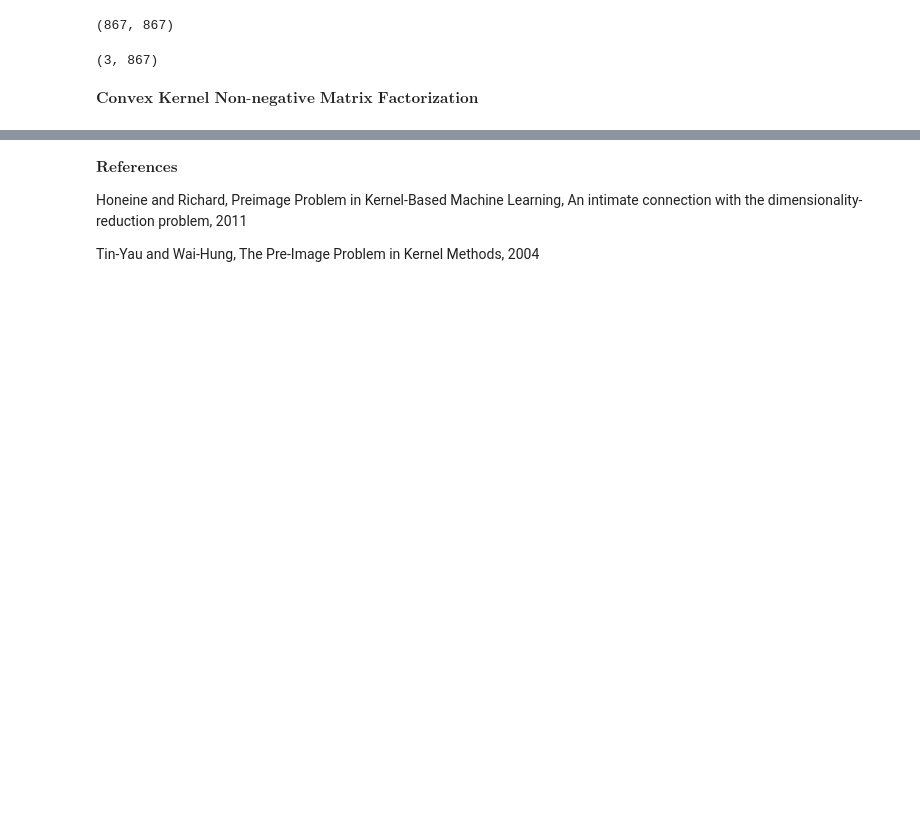
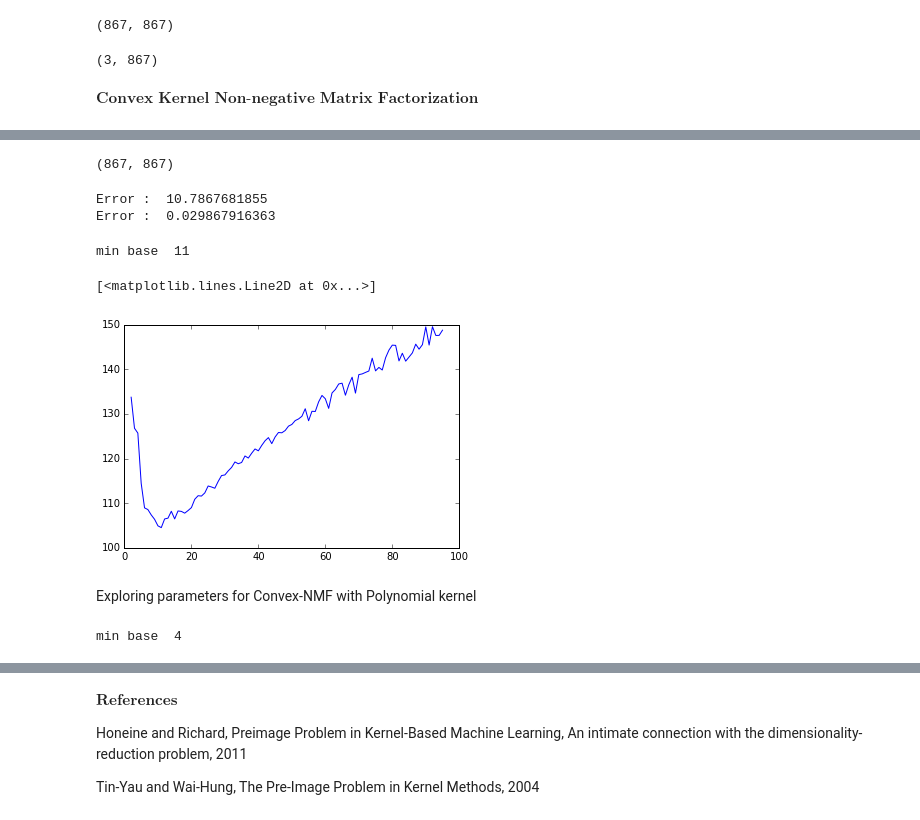
Before and after one commit to ejake/tensor-factorization, a Jupyter notebook: kmf/Pre-image.ipynb, the cells around one changed output, grey strips where cells are left out. Saved outputs shown, nothing was run; the diff lists cells and outputs as text; code cells hidden in the pictures; blank space fills up the shorter version.

```diff
--- a/kmf/Pre-image.ipynb
+++ b/kmf/Pre-image.ipynb
@@ -361,0 +391,39 @@ $\textbf{Convex Kernel Non-negative Matrix Factorization}$
+# %%
+sigma = 0.5
+KgX = kernel._get_kernel(sphere, sphere,'rbf', gamma=(2*sigma)**-2)
+# %%
+KgX.shape
+# %% [output]
+(867, 867)
+# %%
+cnmf_kg = CNMF(sphere, num_bases=3)
+cnmf_kg.factorize(niter=10)
+# %%
+bases = np.arange(2,sphere.shape[1]+1)
+for idx,item in enumerate(bases):
+    cnmf_kg = CNMF(sphere, item)
+    cnmf_kg.factorize(niter=10)
+    fopxg[idx] = np.linalg.norm(sphere - np.dot(cnmf_kg.W,cnmf_kg.H))
+    print "Error : ", fopxg[idx]
+# %% [output]
+Error :  10.7867681855
+Error :  0.029867916363
+# %%
+bases = np.arange(2,KgX.shape[1]/9)
+fopxg = np.ones(len(bases))
+for idx,item in enumerate(bases):
+    cnmf_kg = CNMF(KgX, item)
+    cnmf_kg.factorize(niter=10)
+    fopxg[idx] = np.linalg.norm(KgX - np.dot(cnmf_kg.W,cnmf_kg.H))
+    #print "Error : ",idx, fopxg[idx]
+# %%
+print "min base ", bases[np.argmin(fopxg)]
+# %% [output]
+min base  11
+# %%
+plt.plot(bases,fopxg)
+# %% [output]
+[<matplotlib.lines.Line2D at 0x...>]
+[figure, added]
+# %% [markdown]
+Exploring parameters for Convex-NMF with Polynomial kernel
@@ -361,0 +439,4 @@ $\textbf{Convex Kernel Non-negative Matrix Factorization}$
+# %%
+print "min base ", bases[np.argmin(fopxp)]
+# %% [output]
+min base  4
```
Also changed, not shown: parts of 48 cells of this notebook, 19 other files.
